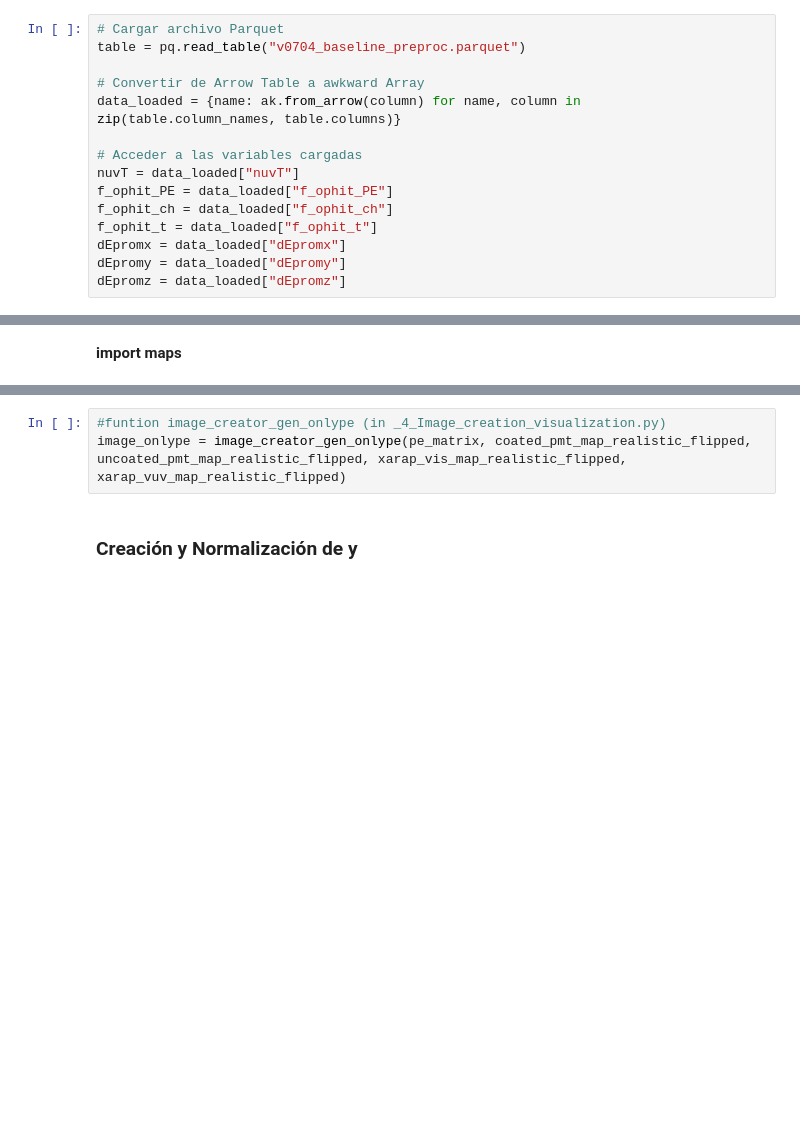
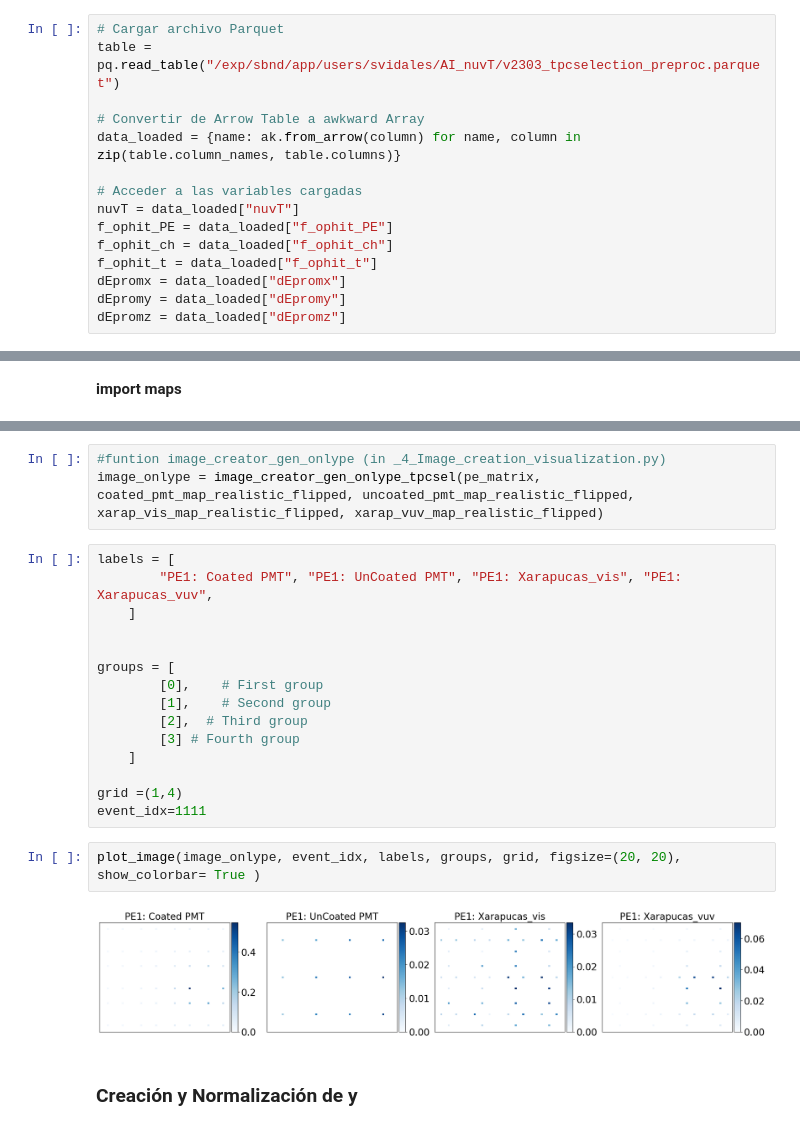
Before and after one commit to CIEMAT-Neutrino/AI_nuvT, a Jupyter notebook: (Nuevo)2_CNN.ipynb, the cells around one changed output, grey strips where cells are left out. Saved outputs shown, nothing was run; the diff lists cells and outputs as text; blank space fills up the shorter version.

```diff
--- a/(Nuevo)2_CNN.ipynb
+++ b/(Nuevo)2_CNN.ipynb
@@ -4,7 +7,7 @@ from imports import *
 ## Import data
 # %%
 # Cargar archivo Parquet
-table = pq.read_table("v0704_baseline_preproc.parquet")
+table = pq.read_table("/exp/sbnd/app/users/svidales/AI_nuvT/v2303_tpcselection_preproc.parquet")
 
 # Convertir de Arrow Table a awkward Array
 data_loaded = {name: ak.from_arrow(column) for name, column in zip(table.column_names, table.columns)}
@@ -48,6 +105,25 @@ for i, name in enumerate(file_names):
 # %%
 #funtion image_creator_gen_onlype (in _4_Image_creation_visualization.py)
-image_onlype = image_creator_gen_onlype(pe_matrix, coated_pmt_map_realistic_flipped, uncoated_pmt_map_realistic_flipped, xarap_vis_map_realistic_flipped, xarap_vuv_map_realistic_flipped)
+image_onlype = image_creator_gen_onlype_tpcsel(pe_matrix, coated_pmt_map_realistic_flipped, uncoated_pmt_map_realistic_flipped, xarap_vis_map_realistic_flipped, xarap_vuv_map_realistic_flipped)
+# %%
+labels = [
+        "PE1: Coated PMT", "PE1: UnCoated PMT", "PE1: Xarapucas_vis", "PE1: Xarapucas_vuv",
+    ]
+
+
+groups = [
+        [0],    # First group
+        [1],    # Second group
+        [2],  # Third group
+        [3] # Fourth group
+    ]
+
+grid =(1,4)
+event_idx=1111
+# %%
+plot_image(image_onlype, event_idx, labels, groups, grid, figsize=(20, 20), show_colorbar= True )
+# %% [output]
+[figure, added]
 # %% [markdown]
 ### Creación y Normalización de y
 # %%
```
Also changed, not shown: parts of 26 cells of this notebook, 3 other files.
